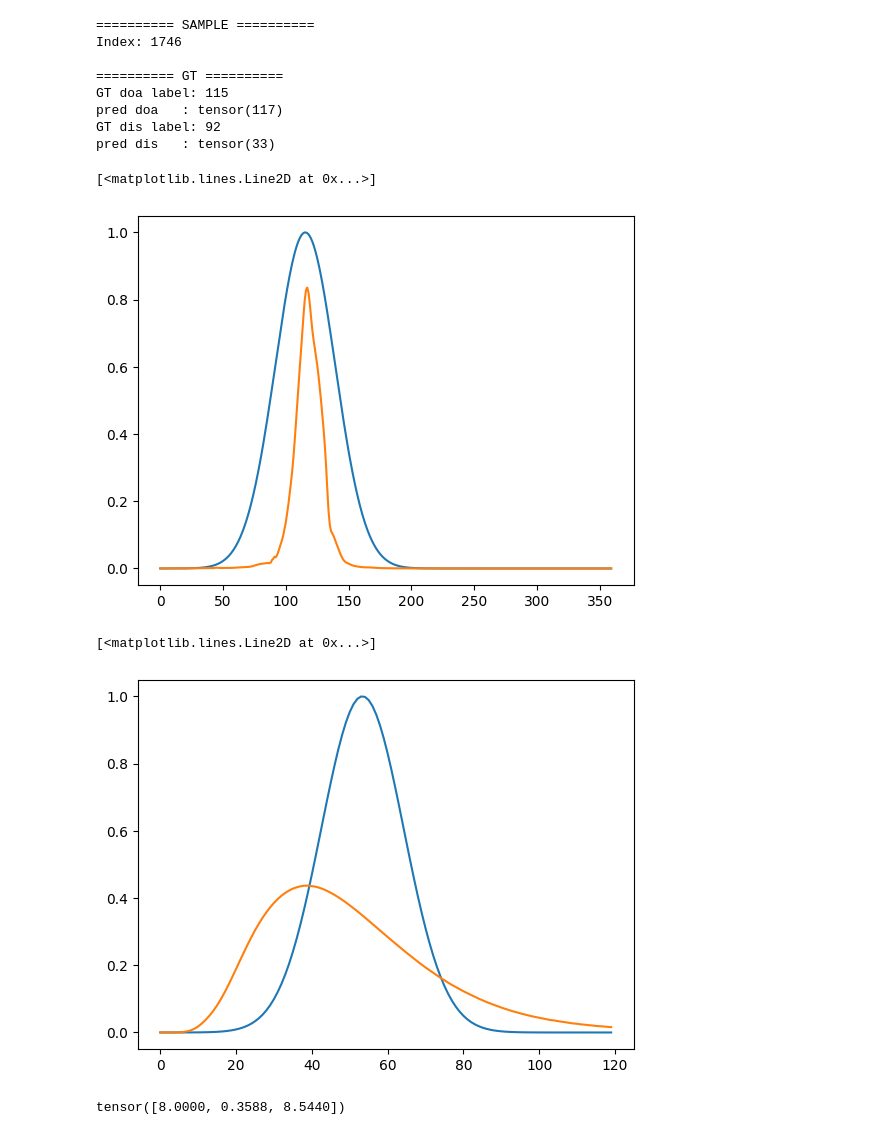
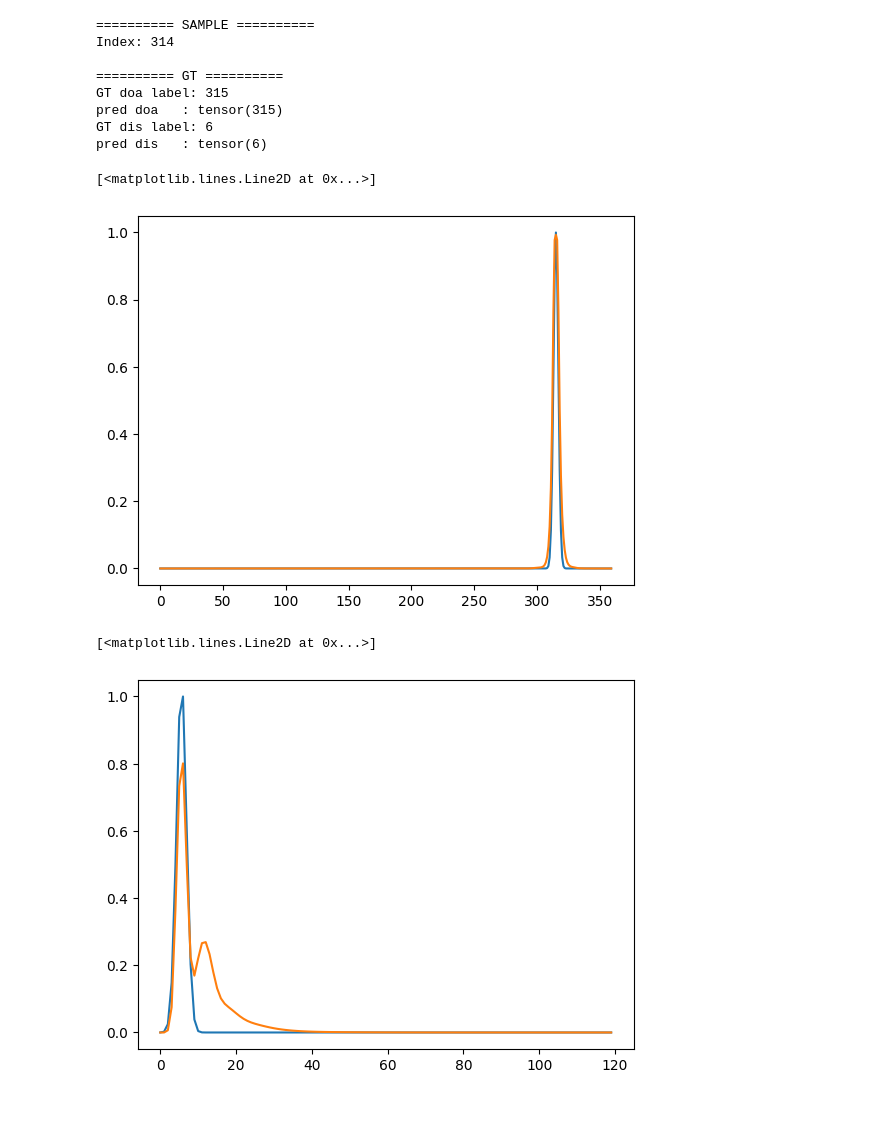
Before and after one commit to yizhuoyang/ss_nav, a Jupyter notebook: test_nertwork.ipynb, the cells around one changed output. Drawn from its saved outputs; the diff is of its cells as text; code cells hidden in the pictures.

```diff
--- a/test_nertwork.ipynb
+++ b/test_nertwork.ipynb
@@ -28,13 +36,4 @@ To enable the following instructions: AVX2 AVX_VNNI FMA, in other operations, re
 # %%
-import os
-import torch
-import numpy as np
-
-from soundspaces.utils import load_metadata
-from ss_baselines.savi.pretraining_ours.audiogoal_predictor import AudioGoalPredictor
-from ss_baselines.savi.pretraining_ours.audiogoal_dataset import AudioGoalDataset
-from ss_baselines.savi.config.default import get_config
-from soundspaces.mp3d_utils import SCENE_SPLITS
 
 # -----------------------
 # 1) 基本配置（你按需改）
@@ -43,13 +42,13 @@ DEVICE = torch.device("cuda:0" if torch.cuda.is_available() else "cpu")
 
 CONFIG_PATH = "/home/Disk/sound-space/ss_baselines/savi/config/semantic_audionav/savi.yaml"
 SPLIT = "val"                 # "train" / "val" / "test"
-USE_CACHE = True             # 建议 inference 时 False，避免占用巨大内存
+USE_CACHE = False             # 建议 inference 时 False，避免占用巨大内存
            # 你要看的 dataset index
 PREDICT_LABEL = False
 PREDICT_LOCATION = True
 
 # 可选：加载 ckpt（设为 None 就不加载）
-CKPT_PATH = "/home/Disk/yyz/sound-spaces/data/models/savi_final_depth_ipd/ckpt.18.pth"   # or None
+CKPT_PATH = "/home/Disk/yyz/sound-spaces/data/models/savi_final_depth_ipd/ckpt.46.pth"   # or None
 
 
 # -----------------------
@@ -196,46 +175,46 @@ import matplotlib.pyplot as plt
 # 4) 取一个 sample，跑一次 forward
 # -----------------------
 # for SAMPLE_INDEX in range(100,200):
-SAMPLE_INDEX = 1746
+SAMPLE_INDEX = 314
 (inputs_list, gt) = dataset[SAMPLE_INDEX]      # inputs_list = [spectrogram], gt shape (3,)
 spectrogram = inputs_list[0]                  # torch tensor, shape (2, 65, 26)
 depth       = inputs_list[1]                  # torch tensor, shape (1, 128, 128)
 gt_doa, gt_dis = gt
 # 加 batch 维度 -> (1, 2, 65, 26)
 spec = spectrogram.unsqueeze(0).to(DEVICE, dtype=torch.float32)
 depth = depth.unsqueeze(0).to(DEVICE, dtype=torch.float32)
 
 with torch.no_grad():
     pred_doa,pred_dis = model({"spectrogram": spec, "depth":depth})          # shape: (1, C) or (1, C+2) or (1,2)
     pred_doa = pred_doa.squeeze(0).cpu()
     pred_dis = pred_dis.squeeze(0).cpu()
 
 gt_doa_np = gt_doa.cpu().numpy() if torch.is_tensor(gt_doa) else np.array(gt_doa)
 gt_dis_np = gt_dis.cpu().numpy() if torch.is_tensor(gt_dis) else np.array(gt_dis)
 print("========== SAMPLE ==========")
 print("Index:", SAMPLE_INDEX)
 print("\n========== GT ==========")
 # gt[0] 是 label index；gt[1:] 是 (x,y)
 print("GT doa label:", int(np.argmax(gt_doa_np)))
 print("pred doa   :", np.argmax(pred_doa))
 print("GT dis label:", int(np.argmax(gt_dis)))
 print("pred dis   :", np.argmax(pred_dis))
 plt.plot(gt_doa_np)
 plt.plot(pred_doa)
 # %% [output]
 ========== SAMPLE ==========
-Index: 1746
+Index: 314
 
 ========== GT ==========
-GT doa label: 115
-pred doa   : tensor(117)
-GT dis label: 92
-pred dis   : tensor(33)
+GT doa label: 315
+pred doa   : tensor(315)
+GT dis label: 6
+pred dis   : tensor(6)
 [<matplotlib.lines.Line2D at 0x...>]
-[figure, old version]
+[figure, new version]
 # %%
 plt.plot(gt_dis_np)
 plt.plot(pred_dis)
 # %% [output]
 [<matplotlib.lines.Line2D at 0x...>]
-[figure, old version]
+[figure, new version]
@@ -245,4 +220,0 @@ plt.plot(pred_dis)
-# %%
-dataset.goals[SAMPLE_INDEX]
-# %% [output]
-tensor([8.0000, 0.3588, 8.5440])
```
Also changed, not shown: parts of 5 cells of this notebook, 5 other files.
